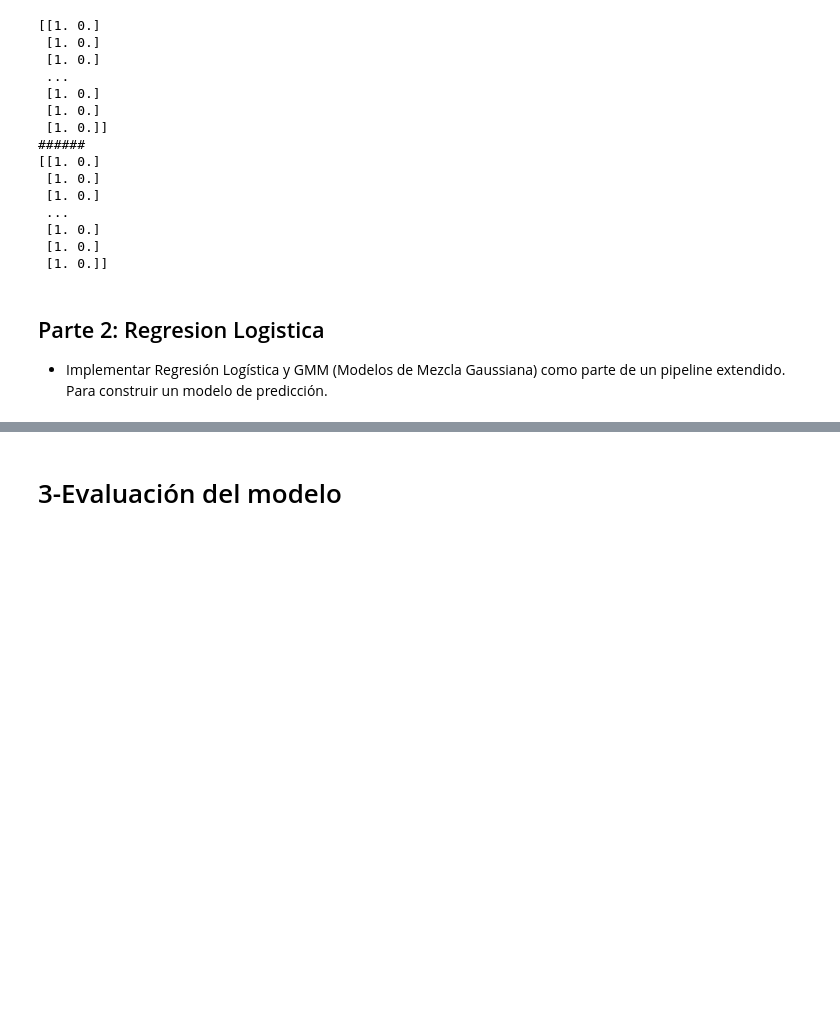
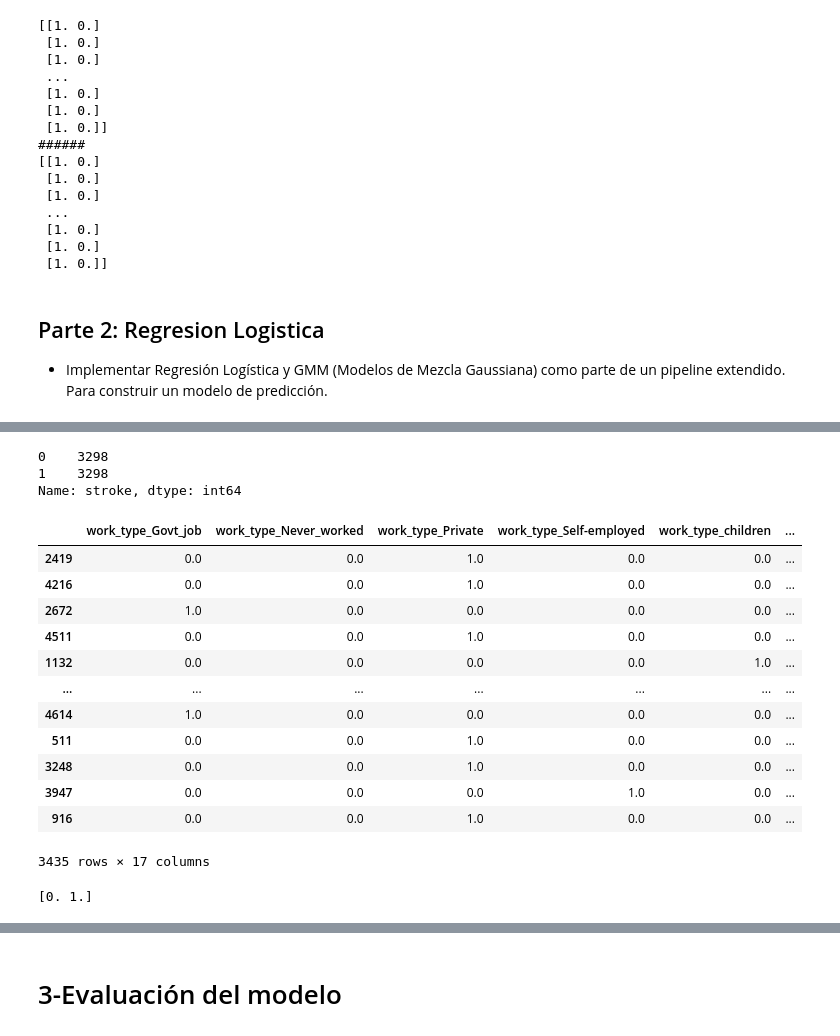
Before and after one commit to J0SEF4/DM-PredecirAccidenteCerebrovascular, a Jupyter notebook: proyecto.ipynb, the cells around one changed output, grey strips where cells are left out. Saved outputs shown, nothing was run; the diff lists cells and outputs as text; code cells hidden in the pictures; blank space fills up the shorter version.

Commit message:
problemas SMOTE

```diff
--- a/proyecto.ipynb
+++ b/proyecto.ipynb
@@ -323,0 +349,28 @@ clf = LogisticRegression(class_weight='balanced')
+# %%
+value_counts = pd.value_counts(y_train_smote)
+print(value_counts)
+# %% [output]
+0    3298
+1    3298
+Name: stroke, dtype: int64
+# %%
+X_train
+# %% [output]
+|  | work_type_Govt_job | work_type_Never_worked | work_type_Private | work_type_Self-employed | work_type_children | ... |
+| 2419 | 0.0 | 0.0 | 1.0 | 0.0 | 0.0 | ... |
+| 4216 | 0.0 | 0.0 | 1.0 | 0.0 | 0.0 | ... |
+| 2672 | 1.0 | 0.0 | 0.0 | 0.0 | 0.0 | ... |
+| 4511 | 0.0 | 0.0 | 1.0 | 0.0 | 0.0 | ... |
+| 1132 | 0.0 | 0.0 | 0.0 | 0.0 | 1.0 | ... |
+| ... | ... | ... | ... | ... | ... | ... |
+| 4614 | 1.0 | 0.0 | 0.0 | 0.0 | 0.0 | ... |
+| 511 | 0.0 | 0.0 | 1.0 | 0.0 | 0.0 | ... |
+| 3248 | 0.0 | 0.0 | 1.0 | 0.0 | 0.0 | ... |
+| 3947 | 0.0 | 0.0 | 0.0 | 1.0 | 0.0 | ... |
+| 916 | 0.0 | 0.0 | 1.0 | 0.0 | 0.0 | ... |
+3435 rows × 17 columns
+# %%
+unique_values = X_train['work_type_Govt_job'].unique()
+print(unique_values)
+# %% [output]
+[0. 1.]
```
Also changed, not shown: parts of 8 cells of this notebook.
